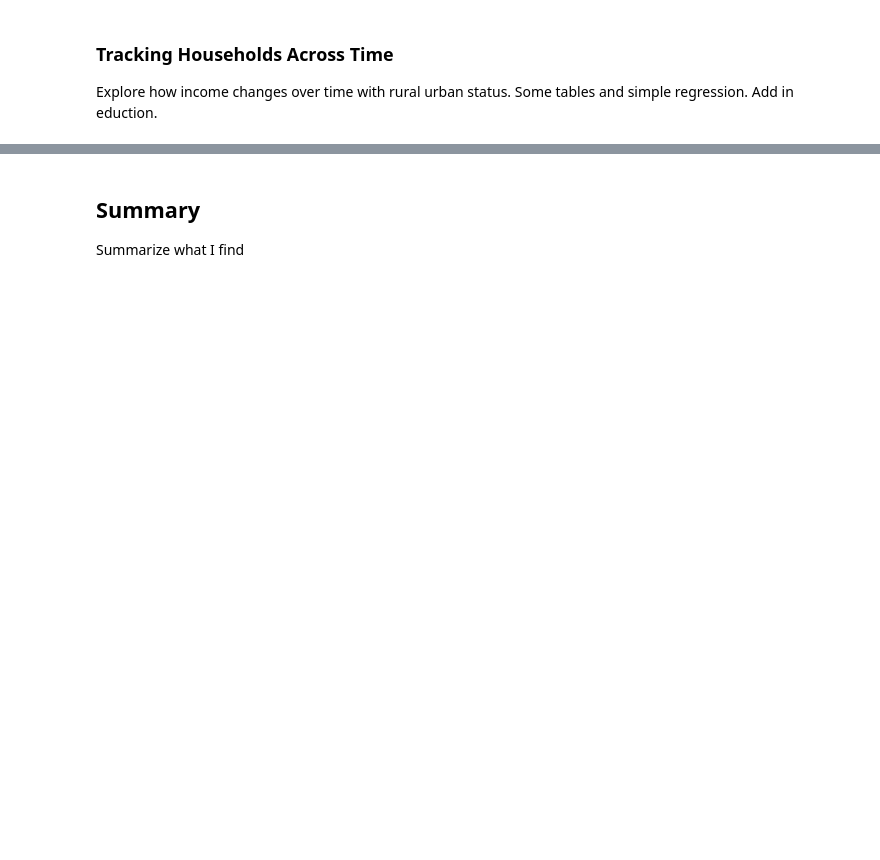
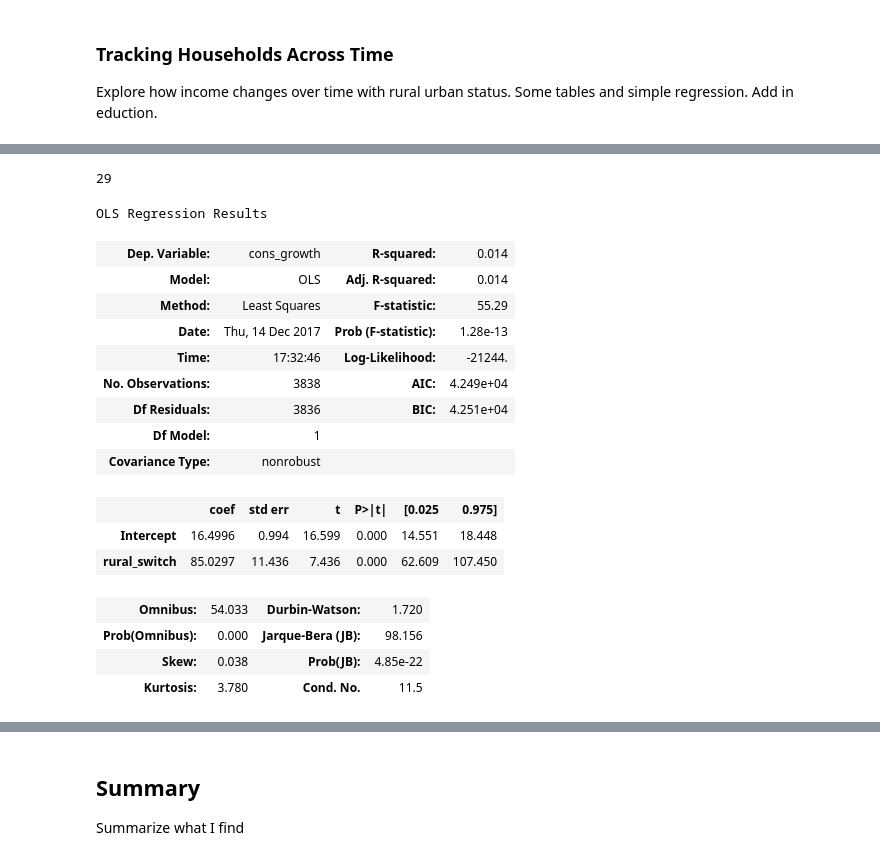
Before and after one commit to mwaugh0328/Data_Bootcamp_Final_Project, a Jupyter notebook: Waugh_Final_Project.ipynb, the cells around one changed output, grey strips where cells are left out. Saved outputs shown, nothing was run; the diff lists cells and outputs as text; code cells hidden in the pictures; blank space fills up the shorter version.

```diff
--- a/Waugh_Final_Project.ipynb
+++ b/Waugh_Final_Project.ipynb
@@ -502,0 +677,30 @@ Explore how income changes over time with rural urban status. Some tables and si
+# %%
+tanz["rural_switch"] = np.where((tanz["urban_y1"]== "Rural") & (tanz["urban_y2"]== "Urban")
+                                & (tanz["region_y2"]== "Dar es Salaam") , 1,0)
+# %%
+tanz.rural_switch.sum()
+# %% [output]
+29
+# %%
+results = smf.ols('''cons_growth ~ rural_switch ''',
+                  data= tanz).fit()
+
+results.summary()
+# %% [output]
+OLS Regression Results
+| Dep. Variable: | cons_growth | R-squared: | 0.014 |
+| Model: | OLS | Adj. R-squared: | 0.014 |
+| Method: | Least Squares | F-statistic: | 55.29 |
+| Date: | Thu, 14 Dec 2017 | Prob (F-statistic): | 1.28e-13 |
+| Time: | 17:32:46 | Log-Likelihood: | -21244. |
+| No. Observations: | 3838 | AIC: | 4.249e+04 |
+| Df Residuals: | 3836 | BIC: | 4.251e+04 |
+| Df Model: | 1 |  |  |
+| Covariance Type: | nonrobust |  |  |
+|  | coef | std err | t | P>|t| | [0.025 | 0.975] |
+| Intercept | 16.4996 | 0.994 | 16.599 | 0.000 | 14.551 | 18.448 |
+| rural_switch | 85.0297 | 11.436 | 7.436 | 0.000 | 62.609 | 107.450 |
+| Omnibus: | 54.033 | Durbin-Watson: | 1.720 |
+| Prob(Omnibus): | 0.000 | Jarque-Bera (JB): | 98.156 |
+| Skew: | 0.038 | Prob(JB): | 4.85e-22 |
+| Kurtosis: | 3.780 | Cond. No. | 11.5 |
```
Also changed, not shown: parts of 33 cells of this notebook.
